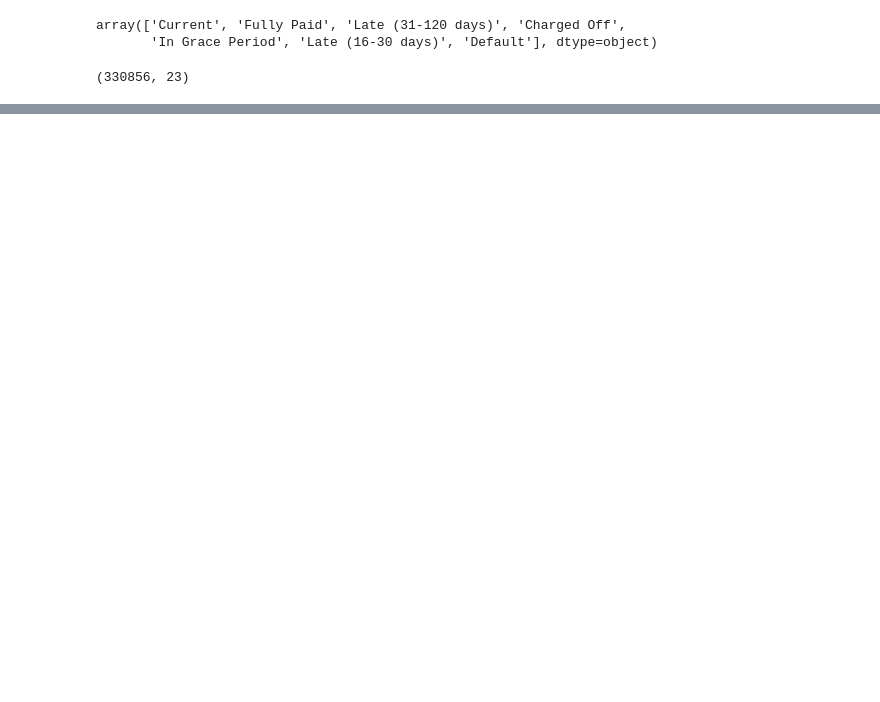
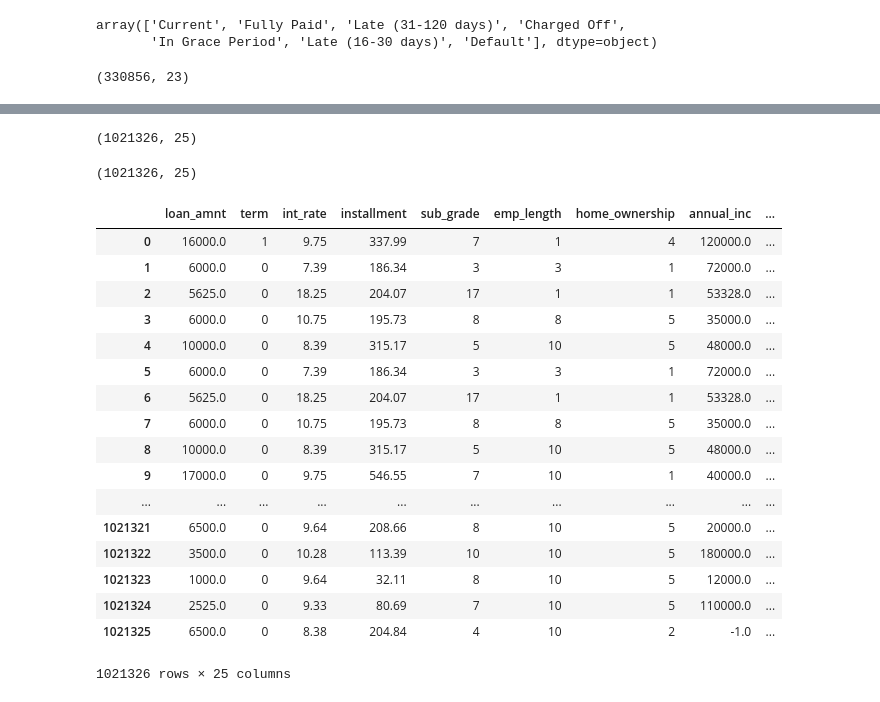
Before and after one commit to chitwankaudan/loanpredictor, a Jupyter notebook: Working.ipynb, the cells around one changed output, grey strips where cells are left out. Drawn from its saved outputs; the diff is of its cells as text; code cells hidden in the pictures; blank space fills up the shorter version.

Commit message:
completed clean.py, moving on to predict.py

```diff
--- a/Working.ipynb
+++ b/Working.ipynb
@@ -121,0 +309,36 @@ df.
+# %%
+dat["tracked_quart"] = (curr_year - issue_year)*4 + (curr_quart - issue_quart) - 1
+
+dat = dat[dat["tracked_quart"] > settings.MINIMUM_TRACKING_QUARTERS]
+
+dat
+# %% [output]
+(1021326, 25)
+# %%
+dat = dat.fillna(-1)
+dat.shape
+# %% [output]
+(1021326, 25)
+# %%
+cleaned = pd.read_pickle("processed/cleaned.pkl")
+# %%
+cleaned
+# %% [output]
+|  | loan_amnt | term | int_rate | installment | sub_grade | emp_length | home_ownership | annual_inc | ... |
+| 0 | 16000.0 | 1 | 9.75 | 337.99 | 7 | 1 | 4 | 120000.0 | ... |
+| 1 | 6000.0 | 0 | 7.39 | 186.34 | 3 | 3 | 1 | 72000.0 | ... |
+| 2 | 5625.0 | 0 | 18.25 | 204.07 | 17 | 1 | 1 | 53328.0 | ... |
+| 3 | 6000.0 | 0 | 10.75 | 195.73 | 8 | 8 | 5 | 35000.0 | ... |
+| 4 | 10000.0 | 0 | 8.39 | 315.17 | 5 | 10 | 5 | 48000.0 | ... |
+| 5 | 6000.0 | 0 | 7.39 | 186.34 | 3 | 3 | 1 | 72000.0 | ... |
+| 6 | 5625.0 | 0 | 18.25 | 204.07 | 17 | 1 | 1 | 53328.0 | ... |
+| 7 | 6000.0 | 0 | 10.75 | 195.73 | 8 | 8 | 5 | 35000.0 | ... |
+| 8 | 10000.0 | 0 | 8.39 | 315.17 | 5 | 10 | 5 | 48000.0 | ... |
+| 9 | 17000.0 | 0 | 9.75 | 546.55 | 7 | 10 | 1 | 40000.0 | ... |
+| ... | ... | ... | ... | ... | ... | ... | ... | ... | ... |
+| 1021321 | 6500.0 | 0 | 9.64 | 208.66 | 8 | 10 | 5 | 20000.0 | ... |
+| 1021322 | 3500.0 | 0 | 10.28 | 113.39 | 10 | 10 | 5 | 180000.0 | ... |
+| 1021323 | 1000.0 | 0 | 9.64 | 32.11 | 8 | 10 | 5 | 12000.0 | ... |
+| 1021324 | 2525.0 | 0 | 9.33 | 80.69 | 7 | 10 | 5 | 110000.0 | ... |
+| 1021325 | 6500.0 | 0 | 8.38 | 204.84 | 4 | 10 | 2 | -1.0 | ... |
+1021326 rows × 25 columns
```
Also changed, not shown: parts of 34 cells of this notebook, 7 other files.
